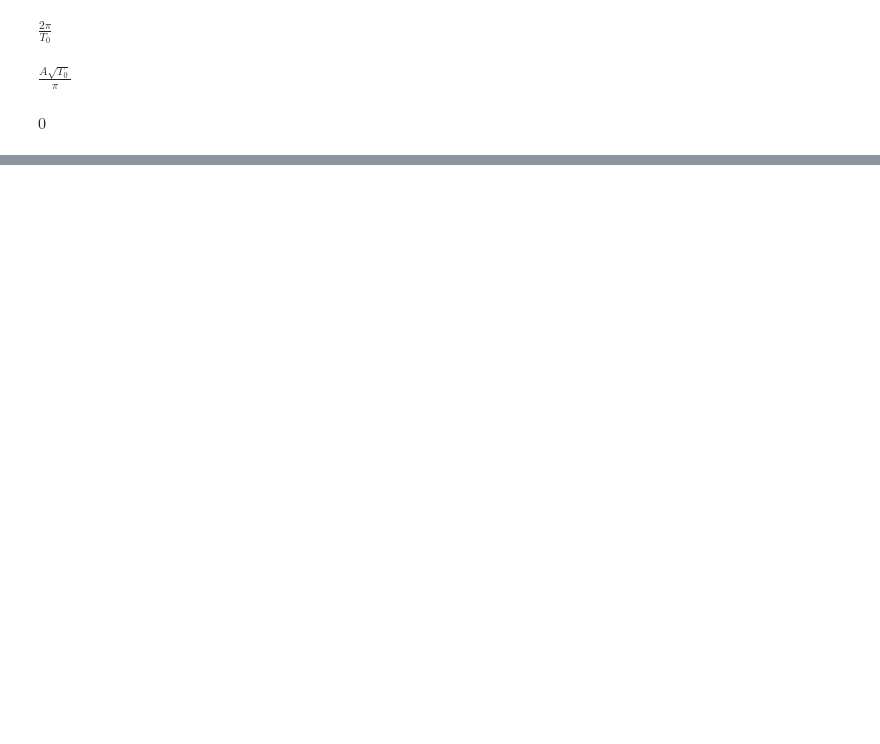
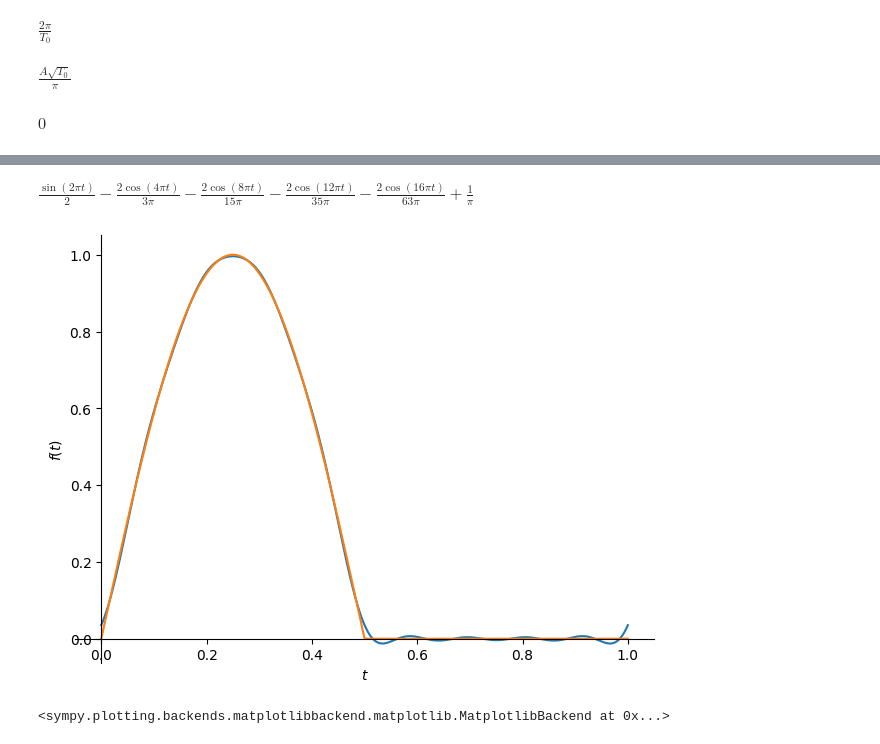
Before and after one commit to vieweghn/EENG-310-Signals-and-Systems, a Jupyter notebook: FourierActivity.ipynb, the cells around one changed output, grey strips where cells are left out. Cells and saved outputs as stored; diff of their text form; code cells hidden in the pictures; blank space fills up the shorter version.

```diff
--- a/FourierActivity.ipynb
+++ b/FourierActivity.ipynb
@@ -31,10 +39,11 @@ $\displaystyle \frac{\sqrt{2} A T_{0} \sqrt{\frac{1}{T_{0}}}}{4}$
 # %%
-basisFunctions = {}
-for i in range(20):
+basisFunctions = {} # let's create a collection of kets with labels
+for i in range(10):
   if i == 0:
-    basisFunctions[f'c{i}'] = sp.sqrt(1 / T0)
+    basisFunctions[f'c{i}'] = sp.sqrt(1/T0)
   else:
-    basisFunctions[f'c{i}'] = sp.sqrt(2 / T0) * sp.cos(i*omega*t)
-    basisFunctions[f's{i}'] = sp.sqrt(2 / T0) * sp.sin(i*omega*t)
+    basisFunctions[f'c{i}'] = sp.sqrt(2/T0)*sp.cos(i*omega0*t)
+    basisFunctions[f's{i}'] = sp.sqrt(2/T0)*sp.sin(i*omega0*t)
+
 basisFunctions
 # %% [output]
@@ -58,6 +69,7 @@ basisFunctions
 # %%
-coefs = {}
+coefs = {} # now compute the series coefficients
 for k in basisFunctions:
-    coefs[k] = sp.integrate(basisFunctions[k] * A * sp.sin(omega * t), (t, 0, T0/2))
+  coefs[k] = sp.integrate(basisFunctions[k]*f,(t,0,T0))
+
 coefs
 # %% [output]
@@ -81,7 +95,8 @@ coefs
 # %%
-f = basisFunctions['c0']*coefs['c0']
+f_series = basisFunctions['c0']*coefs['c0'] # Now, let's build the series.
 for k in basisFunctions:
   if k != 'c0':
-    f += basisFunctions[k]*coefs[k]
-f
+    f_series += basisFunctions[k]*coefs[k]
+
+f_series
 # %% [output]
@@ -88,0 +104,10 @@ $\displaystyle \frac{A T_{0} \sin{\left(\frac{2 \pi t}{T_{0}} \right)}}{2 T_{0}}
+# %%
+subsVals = {A:1, T0:1} # evaluate with A=1, and T0=1
+f_series.subs(subsVals)
+# %% [output]
+$\displaystyle \frac{\sin{\left(2 \pi t \right)}}{2} - \frac{2 \cos{\left(4 \pi t \right)}}{3 \pi} - \frac{2 \cos{\left(8 \pi t \right)}}{15 \pi} - \frac{2 \cos{\left(12 \pi t \right)}}{35 \pi} - \frac{2 \cos{\left(16 \pi t \right)}}{63 \pi} + \frac{1}{\pi}$
+# %%
+sp.plot(f_series.subs(subsVals),f.subs(subsVals), (t,0,1)) # let's plot it, good!
+# %% [output]
+[figure, added]
+<sympy.plotting.backends.matplotlibbackend.matplotlib.MatplotlibBackend at 0x...>
```
Also changed, not shown: parts of 13 cells of this notebook.
